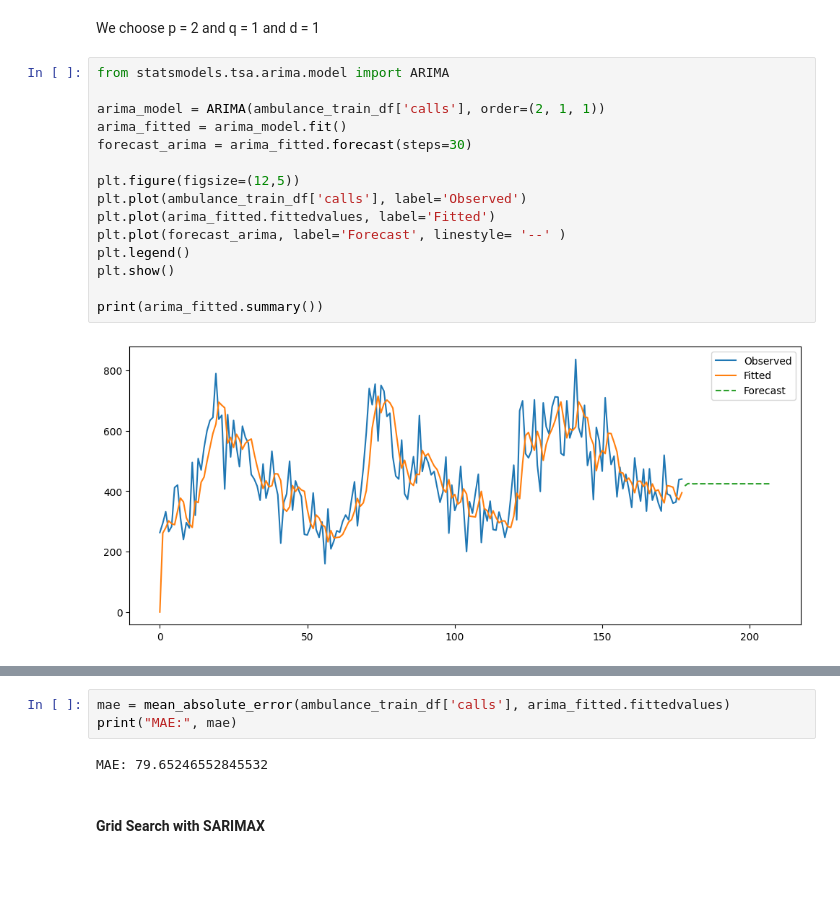
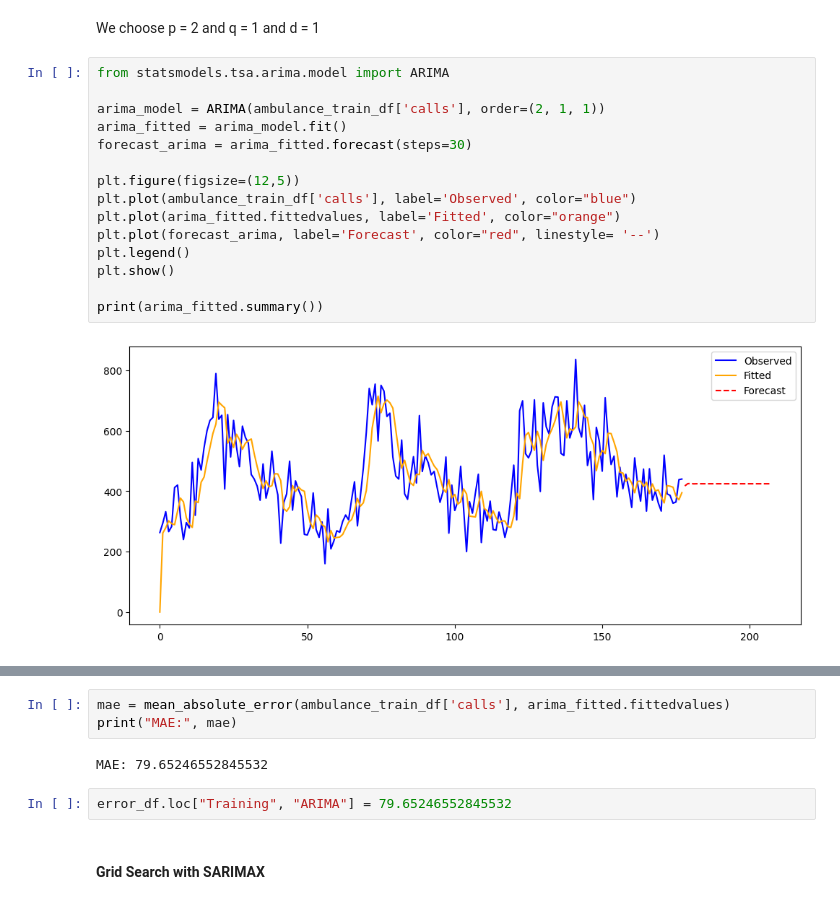
Before and after one commit to zaherarman/forecasting-learning, a Jupyter notebook: ambulance-forecasting.ipynb, the cells around one changed output, grey strips where cells are left out. Cells and saved outputs as stored; diff of their text form; blank space fills up the shorter version.

```diff
--- a/ambulance-forecasting.ipynb
+++ b/ambulance-forecasting.ipynb
@@ -275,20 +278,20 @@ We choose p = 2 and q = 1 and d = 1
 # %%
 from statsmodels.tsa.arima.model import ARIMA
 
 arima_model = ARIMA(ambulance_train_df['calls'], order=(2, 1, 1))
 arima_fitted = arima_model.fit()
 forecast_arima = arima_fitted.forecast(steps=30)
 
 plt.figure(figsize=(12,5))
-plt.plot(ambulance_train_df['calls'], label='Observed')
-plt.plot(arima_fitted.fittedvalues, label='Fitted')
-plt.plot(forecast_arima, label='Forecast', linestyle= '--' )
+plt.plot(ambulance_train_df['calls'], label='Observed', color="blue")
+plt.plot(arima_fitted.fittedvalues, label='Fitted', color="orange")
+plt.plot(forecast_arima, label='Forecast', color="red", linestyle= '--')
 plt.legend()
 plt.show()
 
 print(arima_fitted.summary())
 # %% [output]
-[figure, old version]
+[figure, new version]
                                SARIMAX Results
 ==============================================================================
 Dep. Variable:                  calls   No. Observations:                  178
@@ -311,6 +314,8 @@ mae = mean_absolute_error(ambulance_train_df['calls'], arima_fitted.fittedvalues
 print("MAE:", mae)
 # %% [output]
 MAE: 79.65246552845532
+# %%
+error_df.loc["Training", "ARIMA"] = 79.65246552845532
 # %% [markdown]
 #### Grid Search with SARIMAX
 # %%
```
Also changed, not shown: parts of 15 cells of this notebook.
